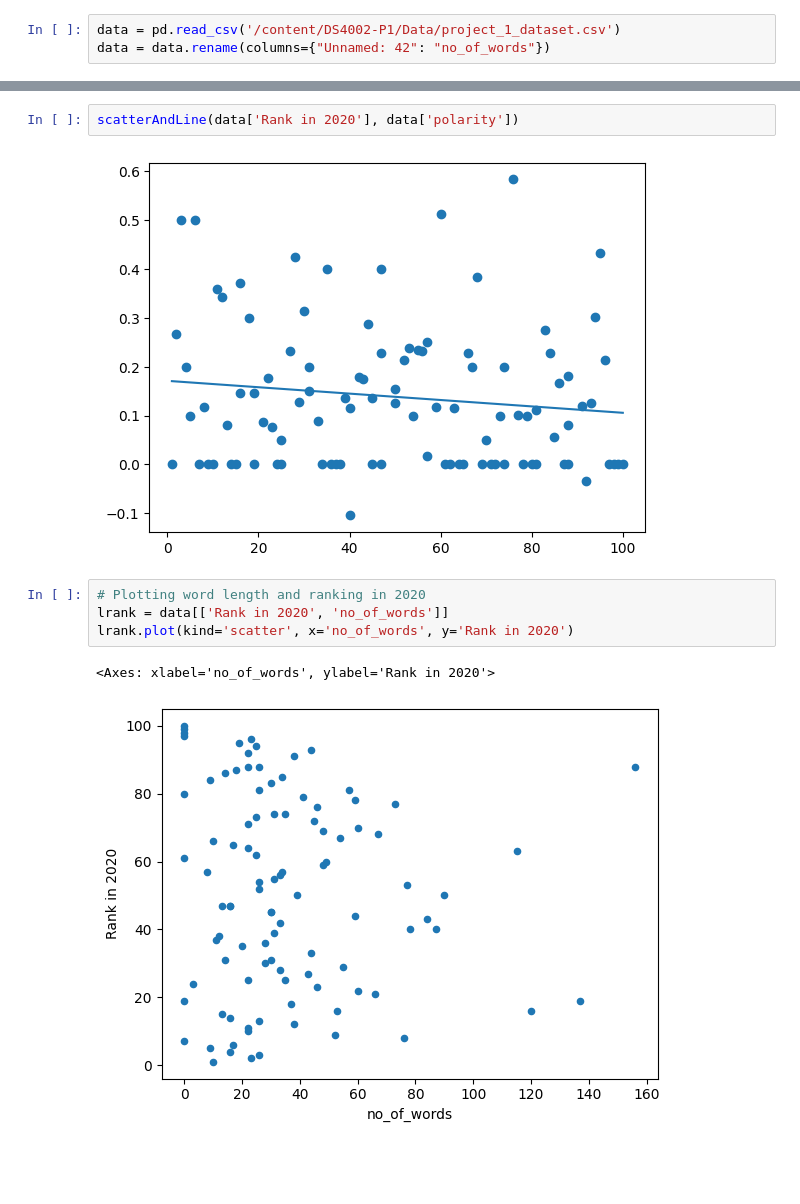
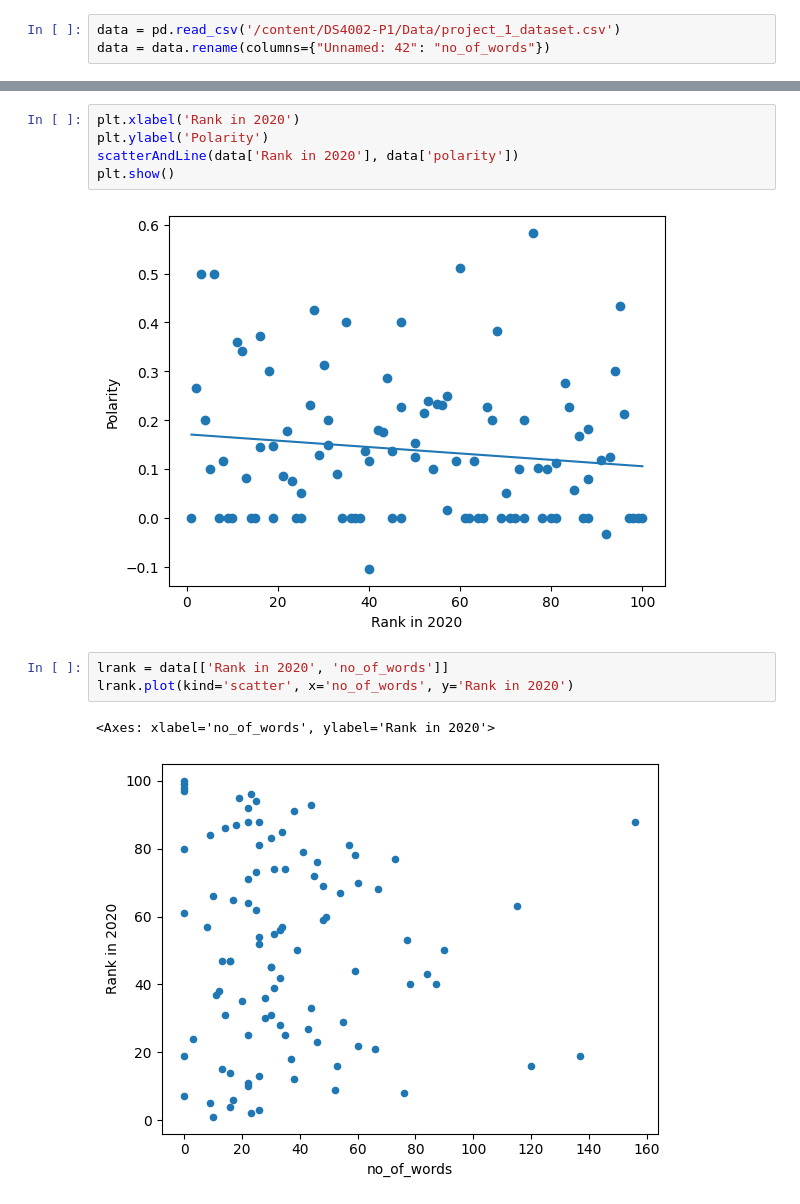
Before and after one commit to SebastianWikt/DS4002-P1, a Jupyter notebook: Scripts/Project_1_text_analysis.ipynb, the cells around one changed output, grey strips where cells are left out. Cells and saved outputs as stored; diff of their text form; blank space fills up the shorter version.

```diff
--- a/Scripts/Project_1_text_analysis.ipynb
+++ b/Scripts/Project_1_text_analysis.ipynb
@@ -142,9 +138,11 @@ plt.show()
 # %%
+plt.xlabel('Rank in 2020')
+plt.ylabel('Polarity')
 scatterAndLine(data['Rank in 2020'], data['polarity'])
+plt.show()
 # %% [output]
-[figure, old version]
+[figure, new version]
 # %%
-# Plotting word length and ranking in 2020
 lrank = data[['Rank in 2020', 'no_of_words']]
 lrank.plot(kind='scatter', x='no_of_words', y='Rank in 2020')
 # %% [output]
```
Also changed, not shown: parts of 6 cells of this notebook.
